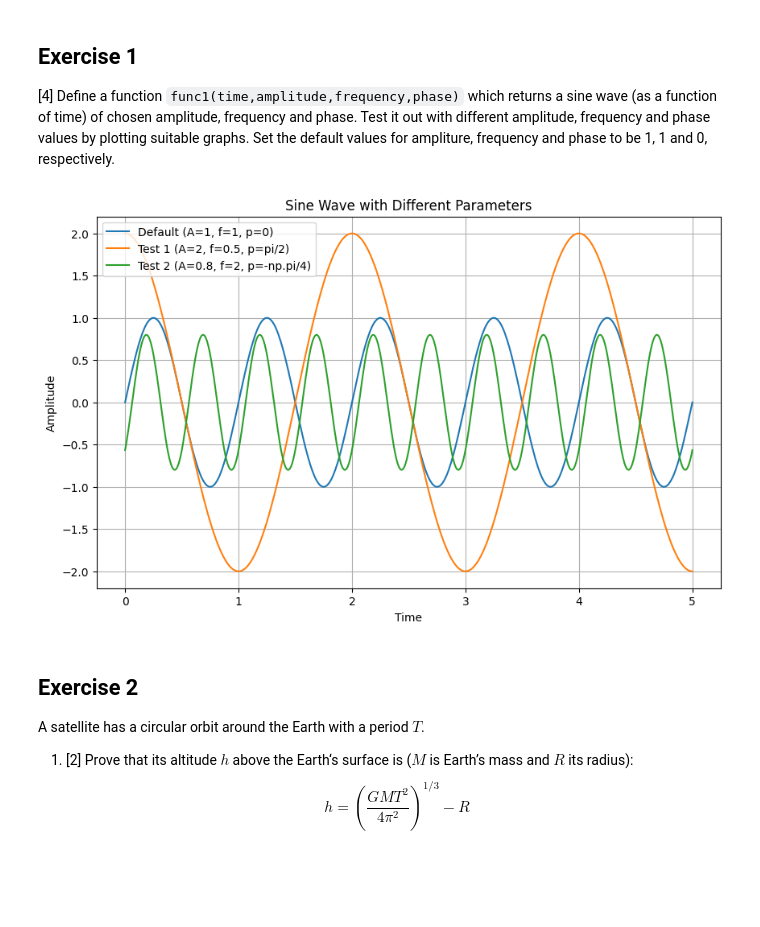
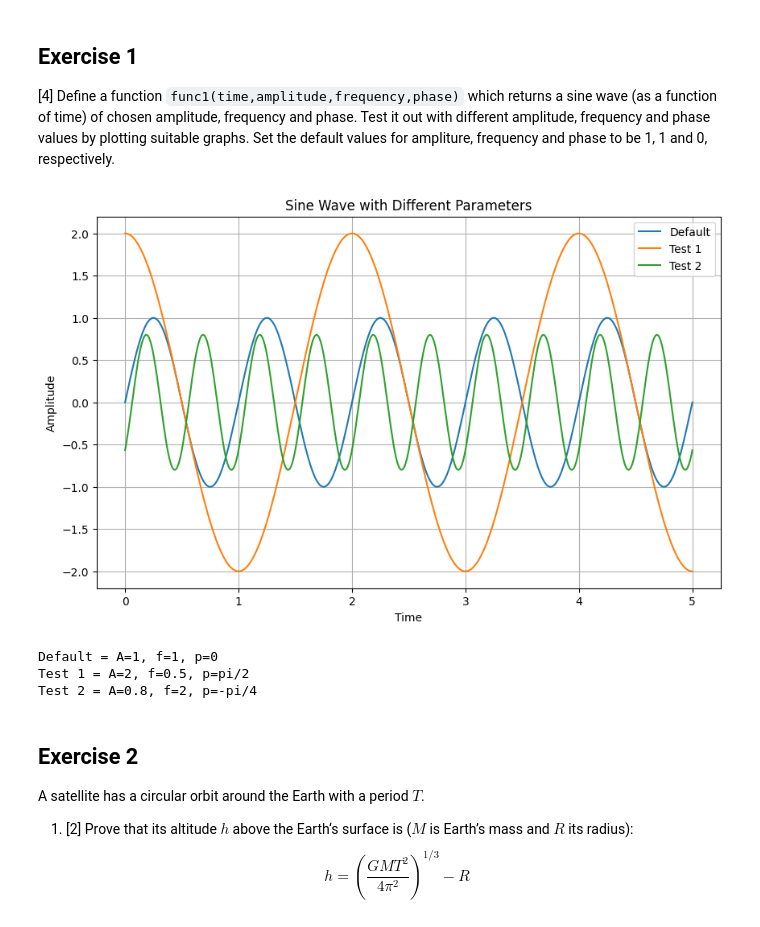
Before and after one commit to PX2145-2025/week-2-b-CameronMcKenzie-05, a Jupyter notebook: Functions.ipynb, the cells around one changed output. Cells and saved outputs as stored; diff of their text form; code cells hidden in the pictures; blank space fills up the shorter version.

```diff
--- a/Functions.ipynb
+++ b/Functions.ipynb
@@ -338,44 +322,40 @@ plt.show()
 # %%
 
 def func1(time, amplitude=1, frequency=1, phase=0):
-    """
-    Returns a sine wave as a function of time.
 
-    Args:
-        time: The input time or array of time points.
-        amplitude: The amplitude of the sine wave (default is 1).
-        frequency: The frequency of the sine wave (default is 1).
-        phase: The phase shift of the sine wave in radians (default is 0).
-
-    Returns:
-        The value of the sine wave at the given time.
-    """
     return amplitude * np.sin(2 * np.pi * frequency * time + phase)
 
 
 time = np.linspace(0, 5, 500)
 
 #Sine wave with default values
 sine_wave_default = func1(time)
 plt.figure(figsize=(10, 6))
-plt.plot(time, sine_wave_default, label='Default (A=1, f=1, p=0)')
+plt.plot(time, sine_wave_default, label='Default')
 
 #Sine wave tests with modified values
 sine_wave_test1 = func1(time, amplitude=2, frequency=0.5, phase=np.pi/2)
-plt.plot(time, sine_wave_test1, label='Test 1 (A=2, f=0.5, p=pi/2)')
+plt.plot(time, sine_wave_test1, label='Test 1')
 
 sine_wave_test2 = func1(time, amplitude=0.8, frequency=2, phase=-np.pi/4)
-plt.plot(time, sine_wave_test2, label='Test 2 (A=0.8, f=2, p=-np.pi/4)')
+plt.plot(time, sine_wave_test2, label='Test 2')
 
 #Plotting the sine waves
 plt.xlabel('Time')
 plt.ylabel('Amplitude')
 plt.title('Sine Wave with Different Parameters')
 plt.legend()
 plt.grid(True)
 plt.show()
+
+print("Default = A=1, f=1, p=0")
+print("Test 1 = A=2, f=0.5, p=pi/2")
+print("Test 2 = A=0.8, f=2, p=-pi/4")
 # %% [output]
-[figure, old version]
+[figure, new version]
+Default = A=1, f=1, p=0
+Test 1 = A=2, f=0.5, p=pi/2
+Test 2 = A=0.8, f=2, p=-pi/4
 # %% [markdown]
 ## Exercise 2
 
```
Also changed, not shown: parts of 4 cells of this notebook.
